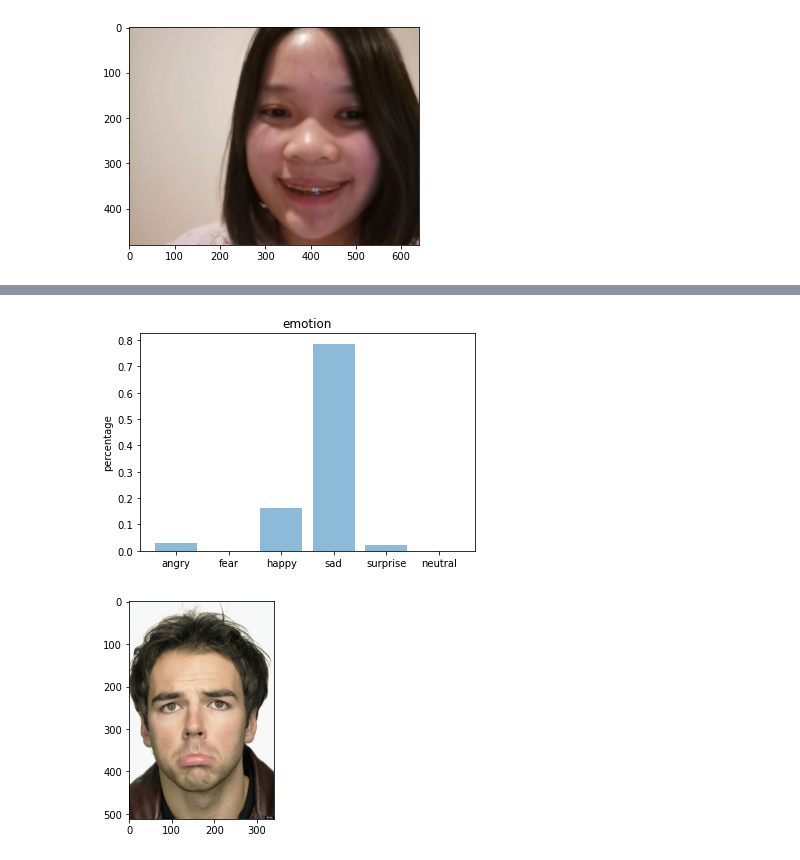
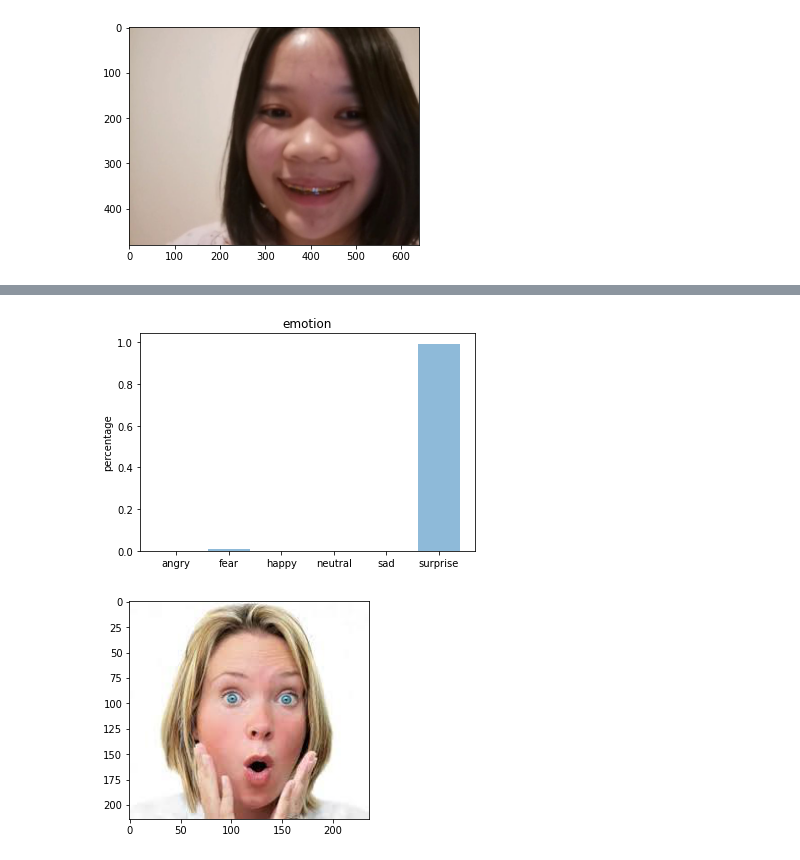
Before and after one commit to thitaree-ta/Emotion-recognition, a Jupyter notebook: Show Facial emtional recognition CNN.ipynb, the cells around one changed output, grey strips where cells are left out. Drawn from its saved outputs; the diff is of its cells as text; code cells hidden in the pictures.

```diff
--- a/Show Facial emtional recognition CNN.ipynb
+++ b/Show Facial emtional recognition CNN.ipynb
@@ -24,7 +24,7 @@ from keras.models import load_model
 model = load_model('model2.h5')
 # %%
 def emotion_analysis(emotions):
-    objects = ('angry', 'fear', 'happy', 'sad', 'surprise', 'neutral')
+    objects = ('angry', 'fear', 'happy', 'neutral', 'sad', 'surprise')
     y_pos = np.arange(len(objects))
 
     plt.bar(y_pos, emotions, align='center', alpha=0.5)
@@ -151,0 +207,26 @@ OpenCV(4.1.2) /io/opencv/modules/objdetect/src/cascadedetect.cpp:1689: error: (-
+# %%
+from keras.preprocessing import image
+from keras.preprocessing.image import ImageDataGenerator
+
+import numpy as np
+import matplotlib.pyplot as plt
+
+
+file = '/content/5cef4d4ca29f3aa41f766a07b0b839f1--toddler-bangs-sad-faces.jpg'
+true_image = image.load_img(file)
+img = image.load_img(file, color_mode="grayscale", target_size=(48, 48))
+
+x = image.img_to_array(img)
+x = np.expand_dims(x, axis = 0)
+
+x /= 255
+
+custom = model.predict(x)
+emotion_analysis(custom[0])
+
+x = np.array(x, 'float32')
+x = x.reshape([48, 48]);
+
+
+plt.imshow(true_image)
+plt.show()
@@ -181,29 +265,29 @@ plt.show()
 # %%
 from keras.preprocessing import image
 from keras.preprocessing.image import ImageDataGenerator
 
 import numpy as np
 import matplotlib.pyplot as plt
 
 
-file = '/content/unnamed.jpg'
+file = '/content/images.jpg'
 true_image = image.load_img(file)
 img = image.load_img(file, color_mode="grayscale", target_size=(48, 48))
 
 x = image.img_to_array(img)
 x = np.expand_dims(x, axis = 0)
 
 x /= 255
 
 custom = model.predict(x)
 emotion_analysis(custom[0])
 
 x = np.array(x, 'float32')
 x = x.reshape([48, 48]);
 
 
 plt.imshow(true_image)
 plt.show()
 # %% [output]
-[figure, old version]
+[figure, new version]
-[figure, old version]
+[figure, new version]
```
Also changed, not shown: parts of 6 cells of this notebook.
